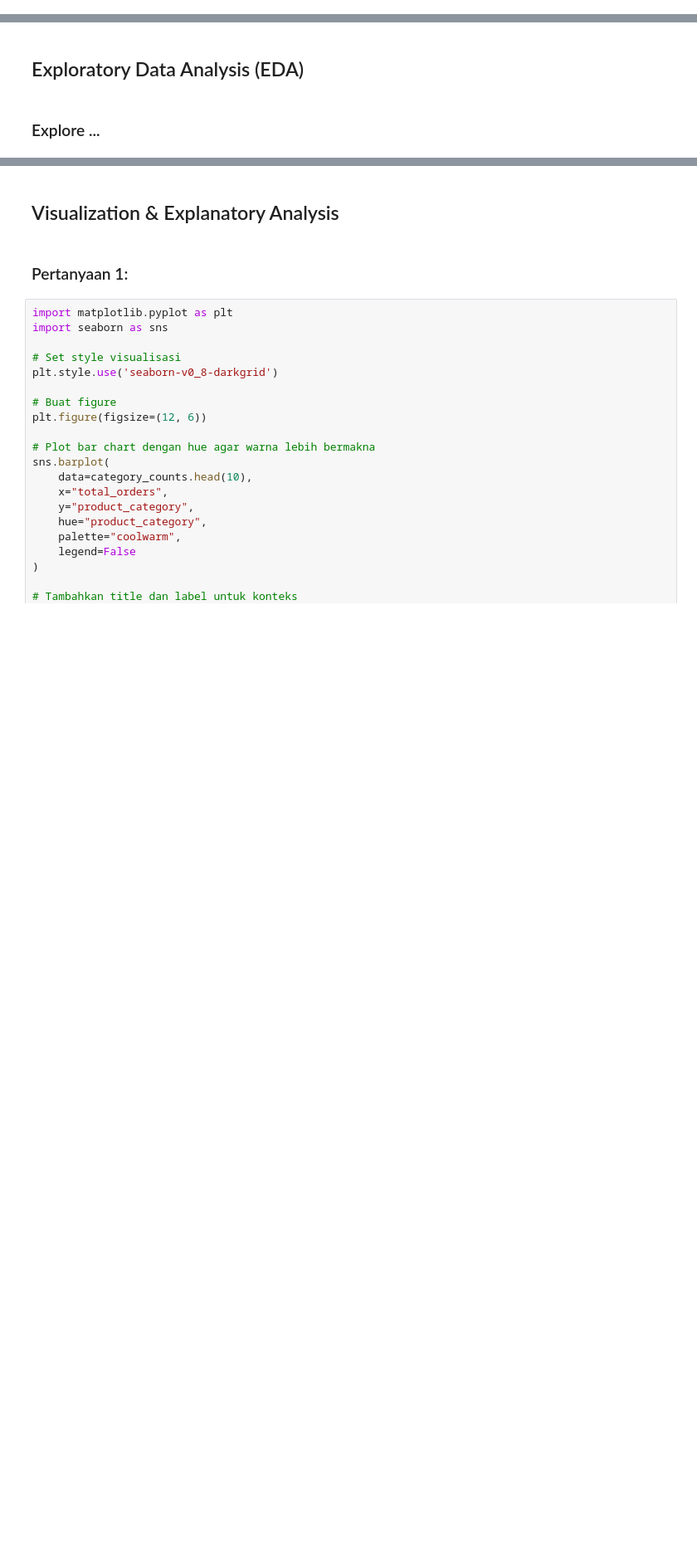
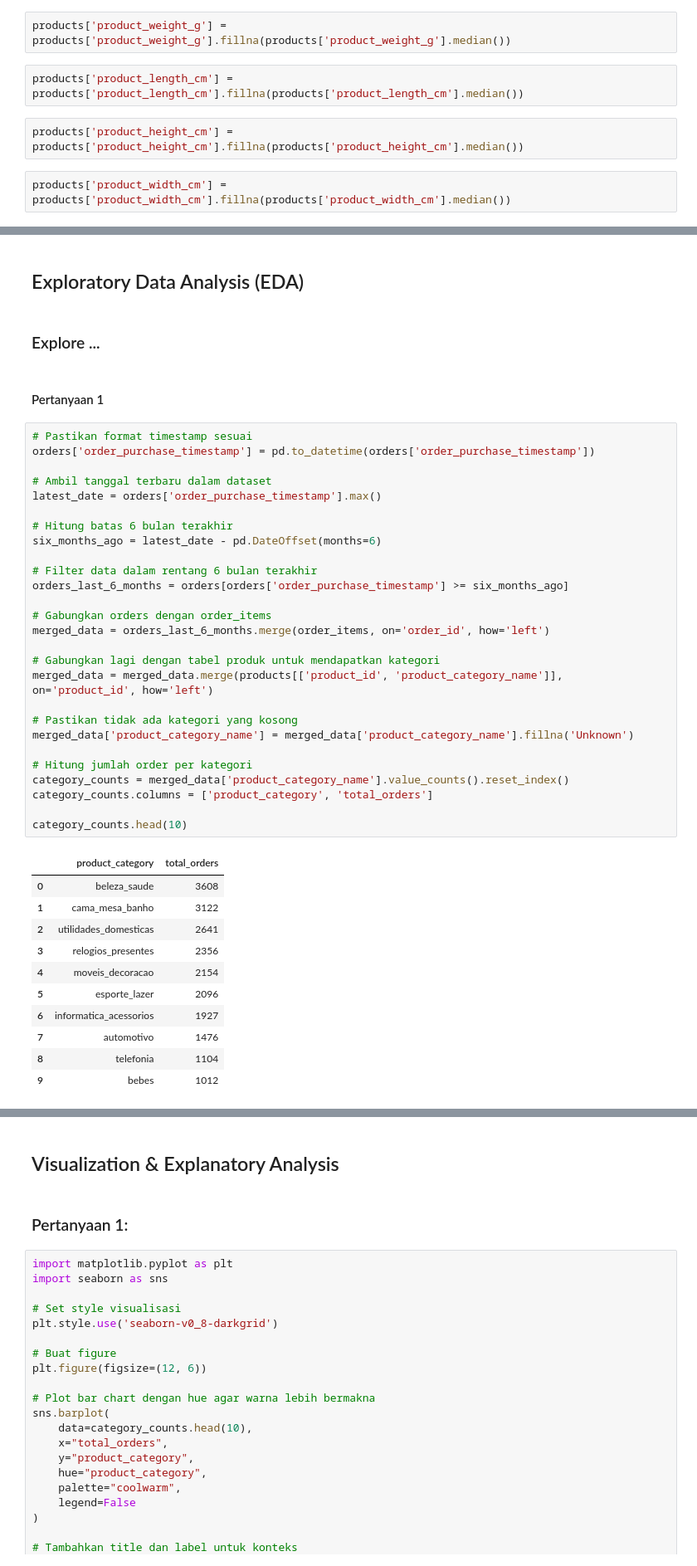
Before and after one commit to zan-cloud/Dashboard, a Jupyter notebook: Notebook.ipynb, the cells around one changed output, grey strips where cells are left out. Shown: that part at 83% size. Saved outputs shown, nothing was run; the diff lists cells and outputs as text; blank space fills up the shorter version.

```diff
--- a/Notebook.ipynb
+++ b/Notebook.ipynb
@@ -236,0 +286,8 @@ Products    : 0
+# %%
+products['product_weight_g'] = products['product_weight_g'].fillna(products['product_weight_g'].median())
+# %%
+products['product_length_cm'] = products['product_length_cm'].fillna(products['product_length_cm'].median())
+# %%
+products['product_height_cm'] = products['product_height_cm'].fillna(products['product_height_cm'].median())
+# %%
+products['product_width_cm'] = products['product_width_cm'].fillna(products['product_width_cm'].median())
@@ -254,3 +340,44 @@ Products    : 0
 ## Exploratory Data Analysis (EDA)
 # %% [markdown]
 ### Explore ...
+# %% [markdown]
+#### Pertanyaan 1
+# %%
+# Pastikan format timestamp sesuai
+orders['order_purchase_timestamp'] = pd.to_datetime(orders['order_purchase_timestamp'])
+
+# Ambil tanggal terbaru dalam dataset
+latest_date = orders['order_purchase_timestamp'].max()
+
+# Hitung batas 6 bulan terakhir
+six_months_ago = latest_date - pd.DateOffset(months=6)
+
+# Filter data dalam rentang 6 bulan terakhir
+orders_last_6_months = orders[orders['order_purchase_timestamp'] >= six_months_ago]
+
+# Gabungkan orders dengan order_items
+merged_data = orders_last_6_months.merge(order_items, on='order_id', how='left')
+
+# Gabungkan lagi dengan tabel produk untuk mendapatkan kategori
+merged_data = merged_data.merge(products[['product_id', 'product_category_name']], on='product_id', how='left')
+
+# Pastikan tidak ada kategori yang kosong
+merged_data['product_category_name'] = merged_data['product_category_name'].fillna('Unknown')
+
+# Hitung jumlah order per kategori
+category_counts = merged_data['product_category_name'].value_counts().reset_index()
+category_counts.columns = ['product_category', 'total_orders']
+
+category_counts.head(10)
+# %% [output]
+|  | product_category | total_orders |
+| 0 | beleza_saude | 3608 |
+| 1 | cama_mesa_banho | 3122 |
+| 2 | utilidades_domesticas | 2641 |
+| 3 | relogios_presentes | 2356 |
+| 4 | moveis_decoracao | 2154 |
+| 5 | esporte_lazer | 2096 |
+| 6 | informatica_acessorios | 1927 |
+| 7 | automotivo | 1476 |
+| 8 | telefonia | 1104 |
+| 9 | bebes | 1012 |
```
Also changed, not shown: parts of 59 cells of this notebook, 3 other files.
